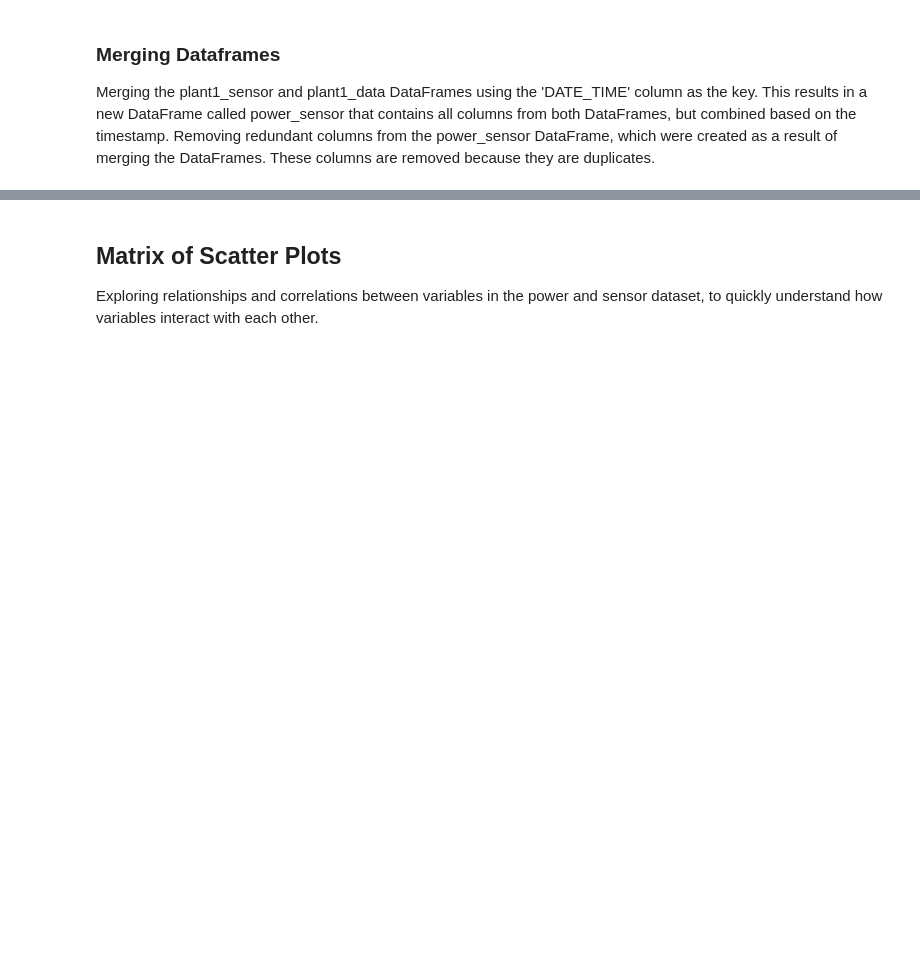
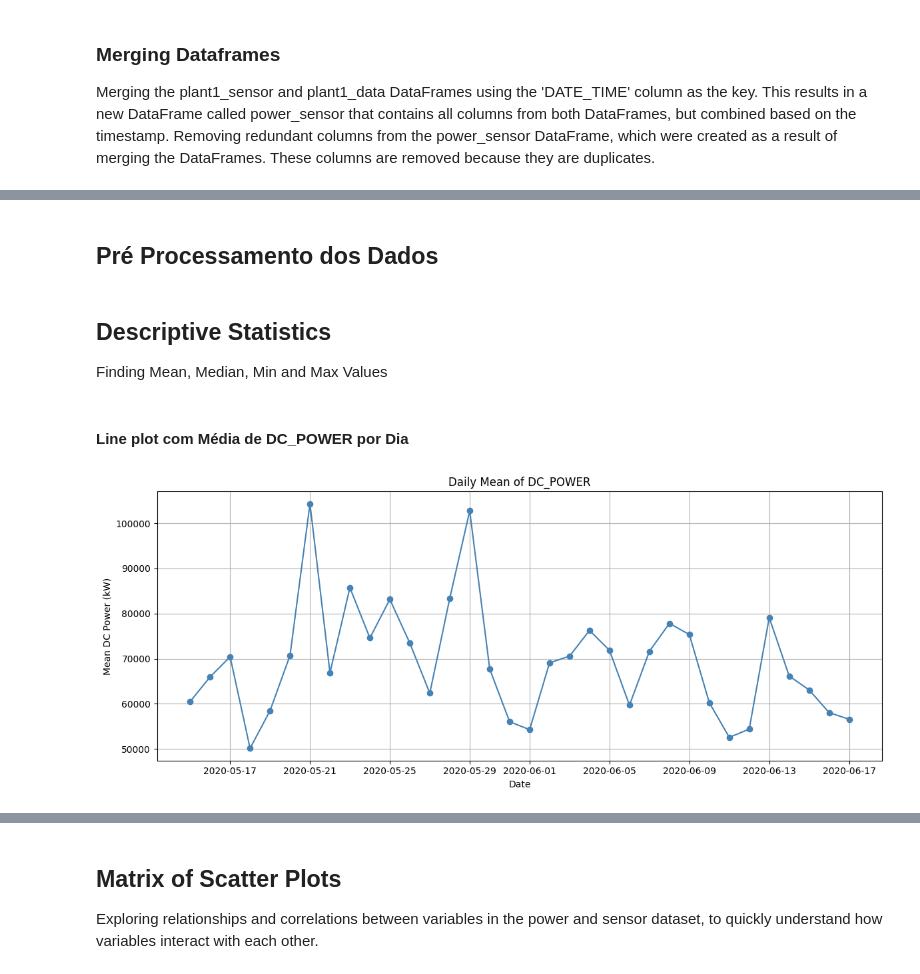
Before and after one commit to FelipeSteudel/Felipe_Steudel-Strategic_Thinking-CA3, a Jupyter notebook: CA3 - Felipe Steudel - Strategic Thinking - HDip in Data Analytics.ipynb, the cells around one changed output, grey strips where cells are left out. Cells and saved outputs as stored; diff of their text form; code cells hidden in the pictures; blank space fills up the shorter version.

```diff
--- a/CA3 - Felipe Steudel - Strategic Thinking - HDip in Data Analytics.ipynb
+++ b/CA3 - Felipe Steudel - Strategic Thinking - HDip in Data Analytics.ipynb
@@ -375,0 +259,28 @@ del power_sensor['time_y']
+# %% [markdown]
+## Pré Processamento dos Dados
+# %% [markdown]
+## Descriptive Statistics
+Finding Mean, Median, Min and Max Values
+# %% [markdown]
+#### Line plot com Média de DC_POWER por Dia
+# %%
+# Ensure datetime column is in datetime format
+power_sensor['DATE_TIME'] = pd.to_datetime(power_sensor['DATE_TIME'])
+
+# Create a new column for date only (removing time component)
+power_sensor['DATE'] = power_sensor['DATE_TIME'].dt.date
+
+# Group by DATE and calculate mean
+daily_mean = power_sensor.groupby('DATE')['DC_POWER'].mean()
+
+# Plot daily mean of DC_POWER
+plt.figure(figsize=(12, 5))
+daily_mean.plot(marker='o', color='steelblue')
+plt.title('Daily Mean of DC_POWER')
+plt.xlabel('Date')
+plt.ylabel('Mean DC Power (kW)')
+plt.grid(True)
+plt.tight_layout()
+plt.show()
+# %% [output]
+[figure, added]
```
Also changed, not shown: parts of 82 cells of this notebook.
